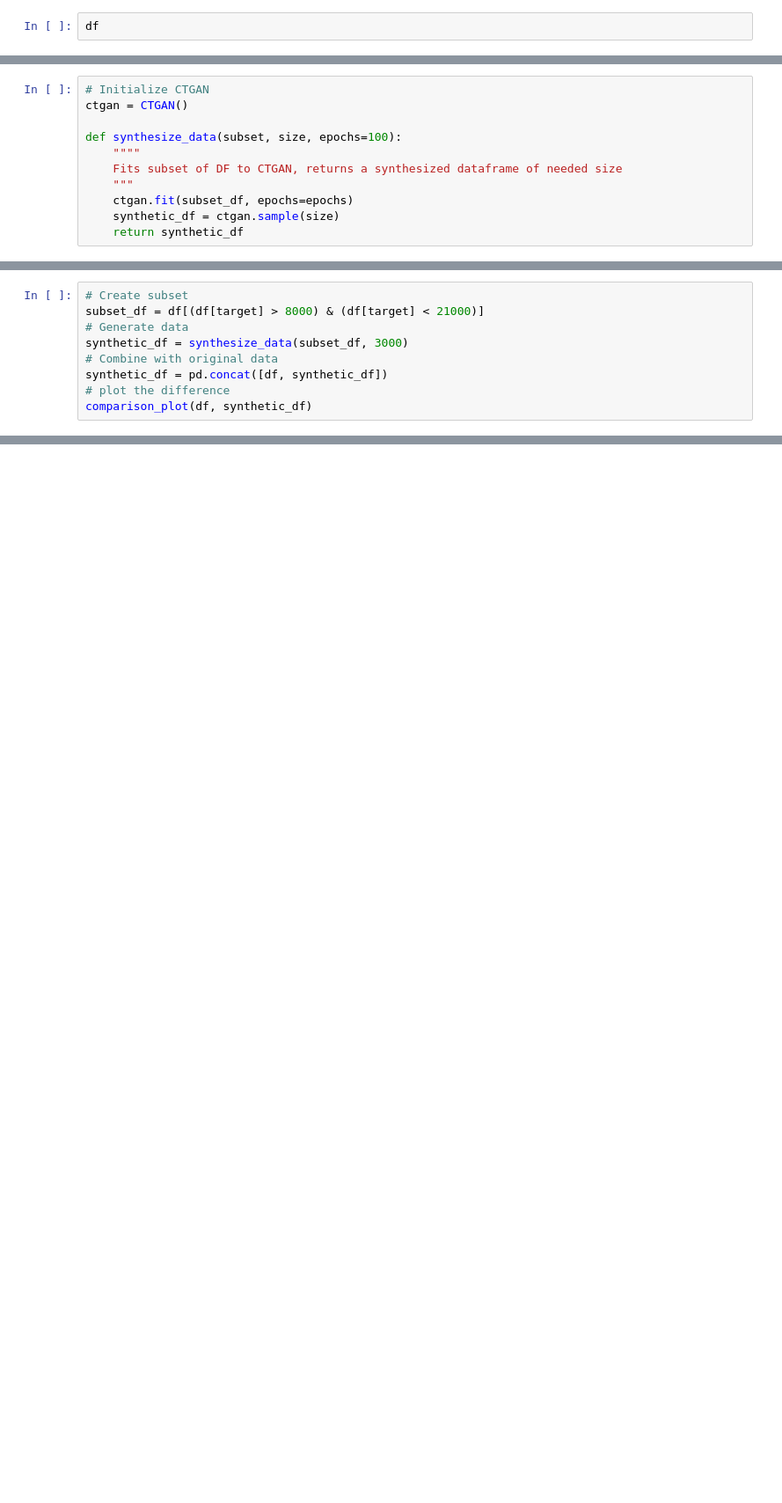
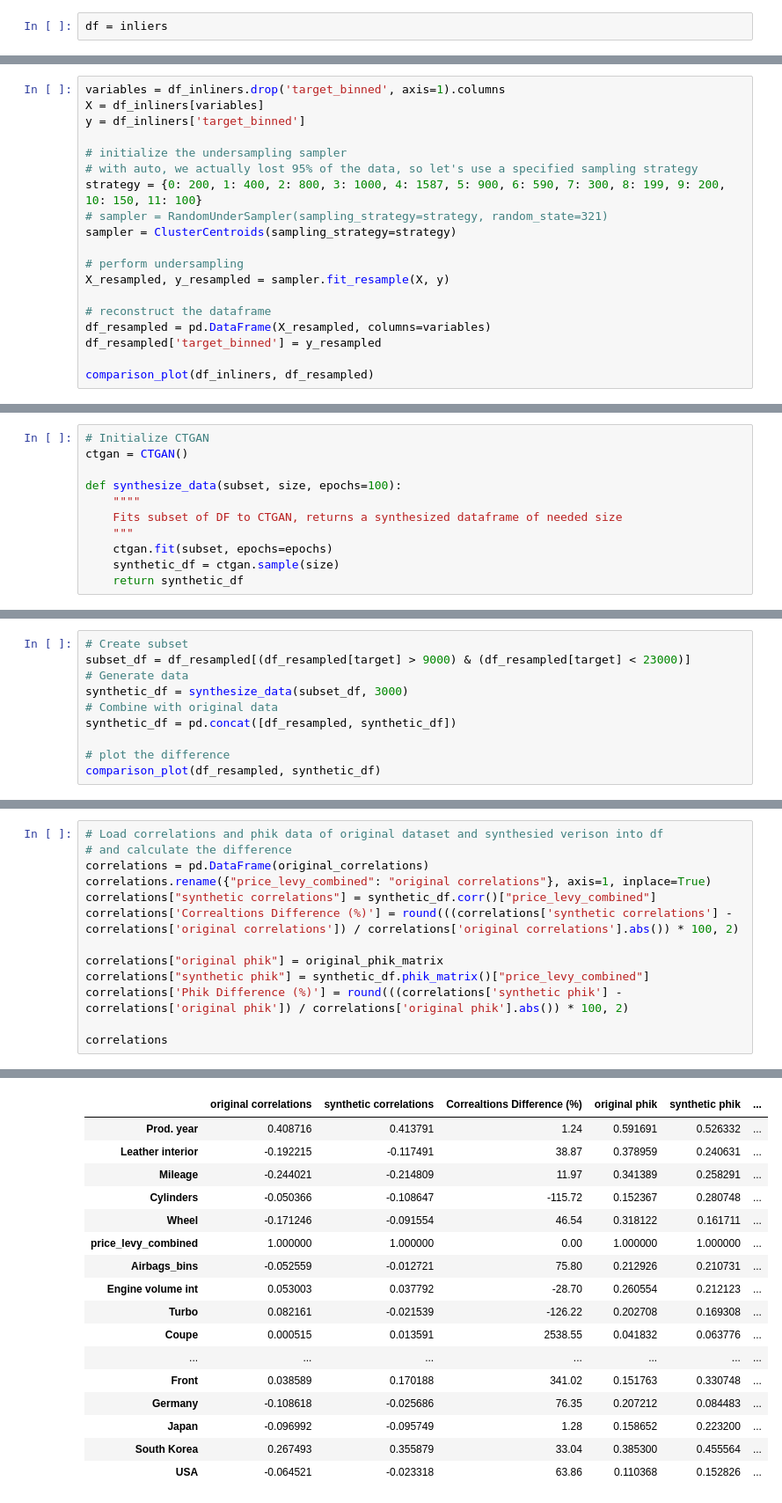
Before and after one commit to KirSobolev/Advanced-data-analytics, a Jupyter notebook: ex2/regression.ipynb, the cells around one changed output, grey strips where cells are left out. Shown at 88% size. Saved outputs shown, nothing was run; the diff lists cells and outputs as text; blank space fills up the shorter version.

```diff
--- a/ex2/regression.ipynb
+++ b/ex2/regression.ipynb
@@ -10,2 +117,2 @@ df.drop("Unnamed: 0",axis=1, inplace=True)
 # %%
-df
+df = inliers
@@ -74,0 +158,19 @@ My plan for fixing distribution of this dataset is :
+# %%
+variables = df_inliners.drop('target_binned', axis=1).columns
+X = df_inliners[variables]
+y = df_inliners['target_binned']
+
+# initialize the undersampling sampler
+# with auto, we actually lost 95% of the data, so let's use a specified sampling strategy
+strategy = {0: 200, 1: 400, 2: 800, 3: 1000, 4: 1587, 5: 900, 6: 590, 7: 300, 8: 199, 9: 200, 10: 150, 11: 100}
+# sampler = RandomUnderSampler(sampling_strategy=strategy, random_state=321)
+sampler = ClusterCentroids(sampling_strategy=strategy)
+
+# perform undersampling
+X_resampled, y_resampled = sampler.fit_resample(X, y)
+
+# reconstruct the dataframe
+df_resampled = pd.DataFrame(X_resampled, columns=variables)
+df_resampled['target_binned'] = y_resampled
+
+comparison_plot(df_inliners, df_resampled)
@@ -80,6 +189,6 @@ def synthesize_data(subset, size, epochs=100):
     """"
     Fits subset of DF to CTGAN, returns a synthesized dataframe of needed size
     """
-    ctgan.fit(subset_df, epochs=epochs)
+    ctgan.fit(subset, epochs=epochs)
     synthetic_df = ctgan.sample(size)
     return synthetic_df
@@ -114,9 +195,10 @@ def comparison_plot(original_df, synthesized_df, target="price_levy_combined"):
 # %%
 # Create subset
-subset_df = df[(df[target] > 8000) & (df[target] < 21000)]
+subset_df = df_resampled[(df_resampled[target] > 9000) & (df_resampled[target] < 23000)]
 # Generate data
 synthetic_df = synthesize_data(subset_df, 3000)
 # Combine with original data
-synthetic_df = pd.concat([df, synthetic_df])
+synthetic_df = pd.concat([df_resampled, synthetic_df])
+
 # plot the difference
-comparison_plot(df, synthetic_df)
+comparison_plot(df_resampled, synthetic_df)
@@ -122,0 +219,14 @@ comparison_plot(df, synthetic_df)
+# %%
+# Load correlations and phik data of original dataset and synthesied verison into df
+# and calculate the difference
+correlations = pd.DataFrame(original_correlations)
+correlations.rename({"price_levy_combined": "original correlations"}, axis=1, inplace=True)
+correlations["synthetic correlations"] = synthetic_df.corr()["price_levy_combined"]
+correlations['Correaltions Difference (%)'] = round(((correlations['synthetic correlations'] - correlations['original correlations']) / correlations['original correlations'].abs()) * 100, 2)
+
+correlations["original phik"] = original_phik_matrix
+correlations["synthetic phik"] = synthetic_df.phik_matrix()["price_levy_combined"]
+correlations['Phik Difference (%)'] = round(((correlations['synthetic phik'] - correlations['original phik']) / correlations['original phik'].abs()) * 100, 2)
+
+correlations
+# %% [output]
@@ -122,0 +234,17 @@ comparison_plot(df, synthetic_df)
+|  | original correlations | synthetic correlations | Correaltions Difference (%) | original phik | synthetic phik | ... |
+| Prod. year | 0.408716 | 0.413791 | 1.24 | 0.591691 | 0.526332 | ... |
+| Leather interior | -0.192215 | -0.117491 | 38.87 | 0.378959 | 0.240631 | ... |
+| Mileage | -0.244021 | -0.214809 | 11.97 | 0.341389 | 0.258291 | ... |
+| Cylinders | -0.050366 | -0.108647 | -115.72 | 0.152367 | 0.280748 | ... |
+| Wheel | -0.171246 | -0.091554 | 46.54 | 0.318122 | 0.161711 | ... |
+| price_levy_combined | 1.000000 | 1.000000 | 0.00 | 1.000000 | 1.000000 | ... |
+| Airbags_bins | -0.052559 | -0.012721 | 75.80 | 0.212926 | 0.210731 | ... |
+| Engine volume int | 0.053003 | 0.037792 | -28.70 | 0.260554 | 0.212123 | ... |
+| Turbo | 0.082161 | -0.021539 | -126.22 | 0.202708 | 0.169308 | ... |
+| Coupe | 0.000515 | 0.013591 | 2538.55 | 0.041832 | 0.063776 | ... |
+| ... | ... | ... | ... | ... | ... | ... |
+| Front | 0.038589 | 0.170188 | 341.02 | 0.151763 | 0.330748 | ... |
+| Germany | -0.108618 | -0.025686 | 76.35 | 0.207212 | 0.084483 | ... |
+| Japan | -0.096992 | -0.095749 | 1.28 | 0.158652 | 0.223200 | ... |
+| South Korea | 0.267493 | 0.355879 | 33.04 | 0.385300 | 0.455564 | ... |
+| USA | -0.064521 | -0.023318 | 63.86 | 0.110368 | 0.152826 | ... |
```
Also changed, not shown: parts of 31 cells of this notebook, 1 other file.
